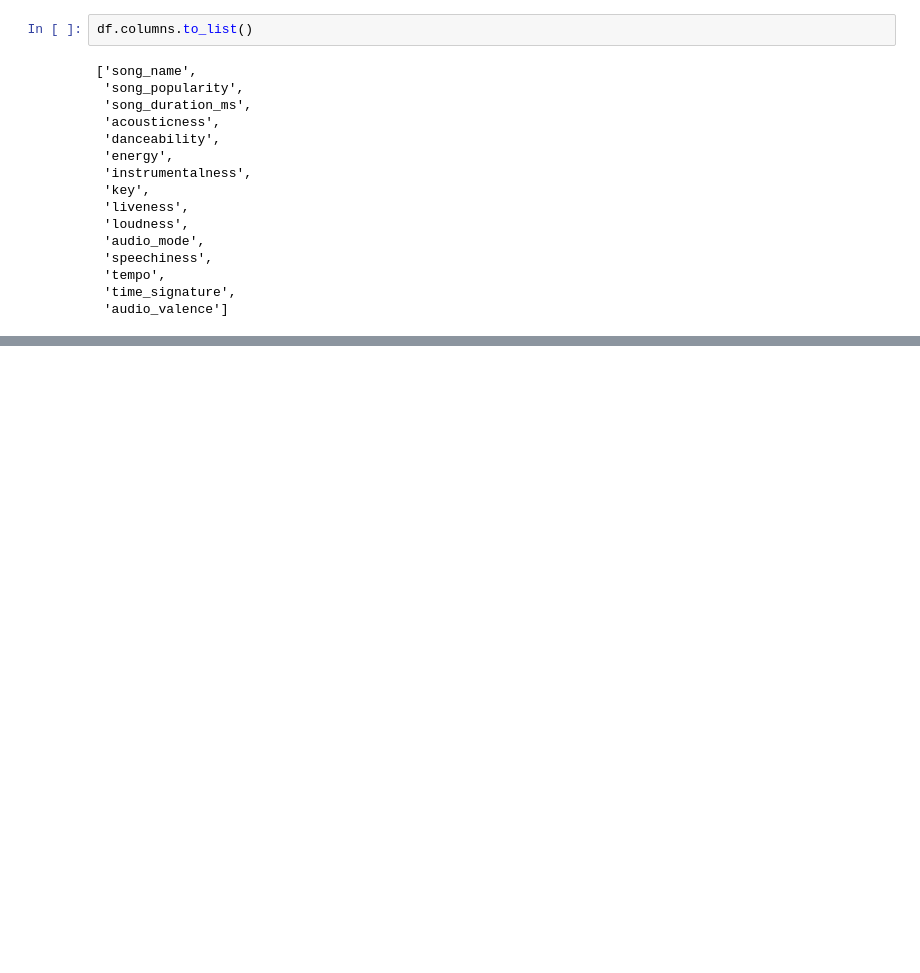
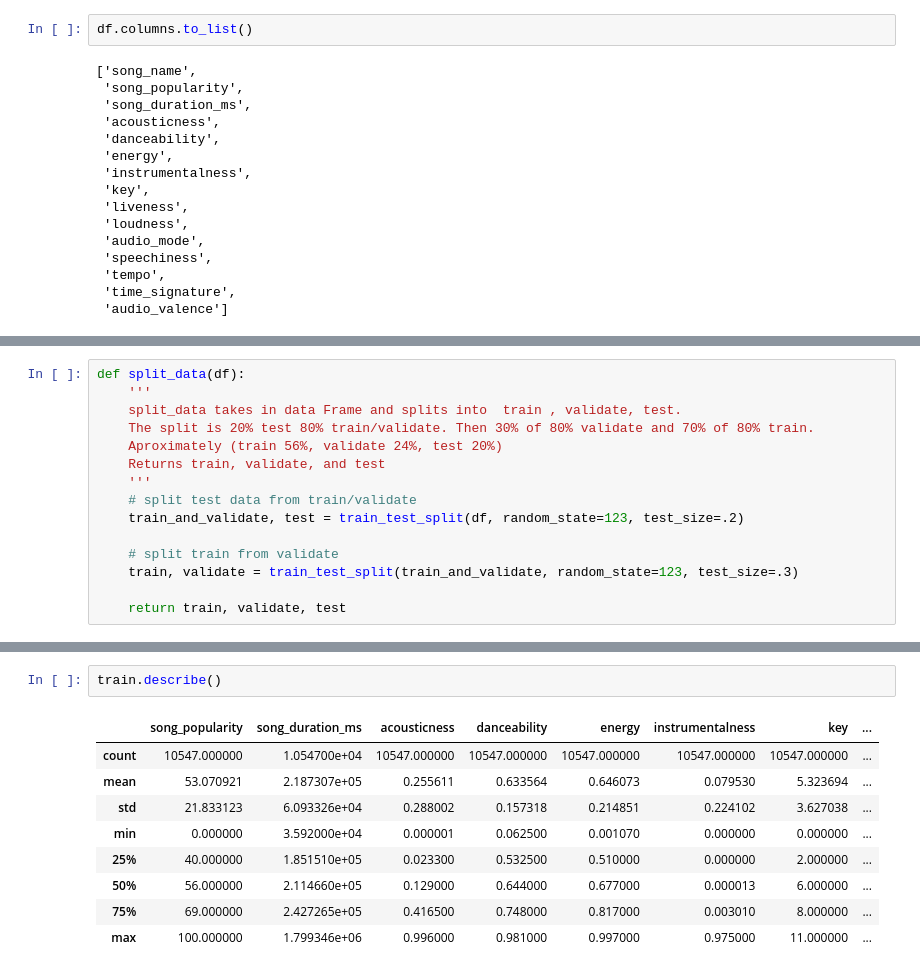
Before and after one commit to Yvette-Ibarra/song_popularity_prediction, a Jupyter notebook: workbook1_song_popularity.ipynb, the cells around one changed output, grey strips where cells are left out. Saved outputs shown, nothing was run; the diff lists cells and outputs as text; blank space fills up the shorter version.

```diff
--- a/workbook1_song_popularity.ipynb
+++ b/workbook1_song_popularity.ipynb
@@ -83,0 +130,15 @@ df.columns.to_list()
+# %%
+def split_data(df):
+    '''
+    split_data takes in data Frame and splits into  train , validate, test.
+    The split is 20% test 80% train/validate. Then 30% of 80% validate and 70% of 80% train.
+    Aproximately (train 56%, validate 24%, test 20%)
+    Returns train, validate, and test
+    '''
+    # split test data from train/validate
+    train_and_validate, test = train_test_split(df, random_state=123, test_size=.2)
+
+    # split train from validate
+    train, validate = train_test_split(train_and_validate, random_state=123, test_size=.3)
+
+    return train, validate, test
@@ -83,0 +171,12 @@ df.columns.to_list()
+# %%
+train.describe()
+# %% [output]
+|  | song_popularity | song_duration_ms | acousticness | danceability | energy | instrumentalness | key | ... |
+| count | 10547.000000 | 1.054700e+04 | 10547.000000 | 10547.000000 | 10547.000000 | 10547.000000 | 10547.000000 | ... |
+| mean | 53.070921 | 2.187307e+05 | 0.255611 | 0.633564 | 0.646073 | 0.079530 | 5.323694 | ... |
+| std | 21.833123 | 6.093326e+04 | 0.288002 | 0.157318 | 0.214851 | 0.224102 | 3.627038 | ... |
+| min | 0.000000 | 3.592000e+04 | 0.000001 | 0.062500 | 0.001070 | 0.000000 | 0.000000 | ... |
+| 25% | 40.000000 | 1.851510e+05 | 0.023300 | 0.532500 | 0.510000 | 0.000000 | 2.000000 | ... |
+| 50% | 56.000000 | 2.114660e+05 | 0.129000 | 0.644000 | 0.677000 | 0.000013 | 6.000000 | ... |
+| 75% | 69.000000 | 2.427265e+05 | 0.416500 | 0.748000 | 0.817000 | 0.003010 | 8.000000 | ... |
+| max | 100.000000 | 1.799346e+06 | 0.996000 | 0.981000 | 0.997000 | 0.975000 | 11.000000 | ... |
```
Also changed, not shown: parts of 18 cells of this notebook.
